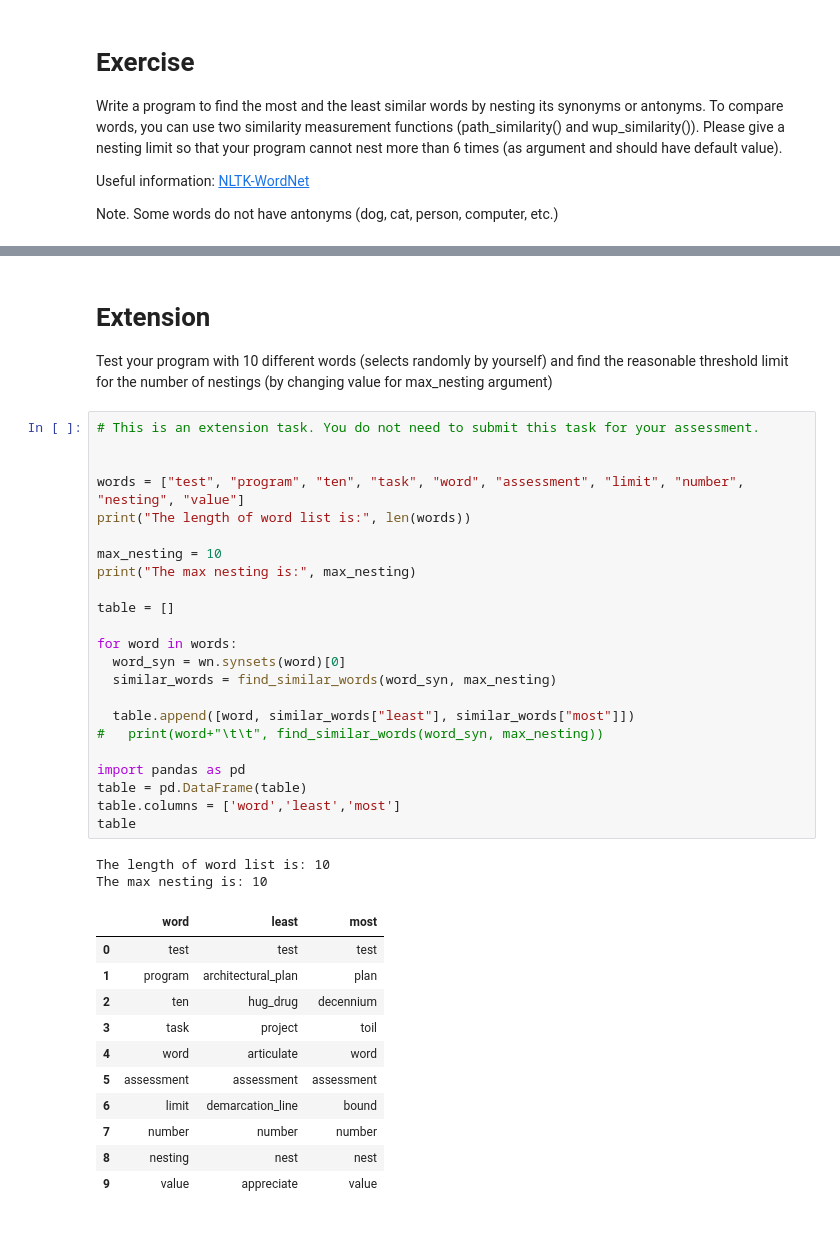
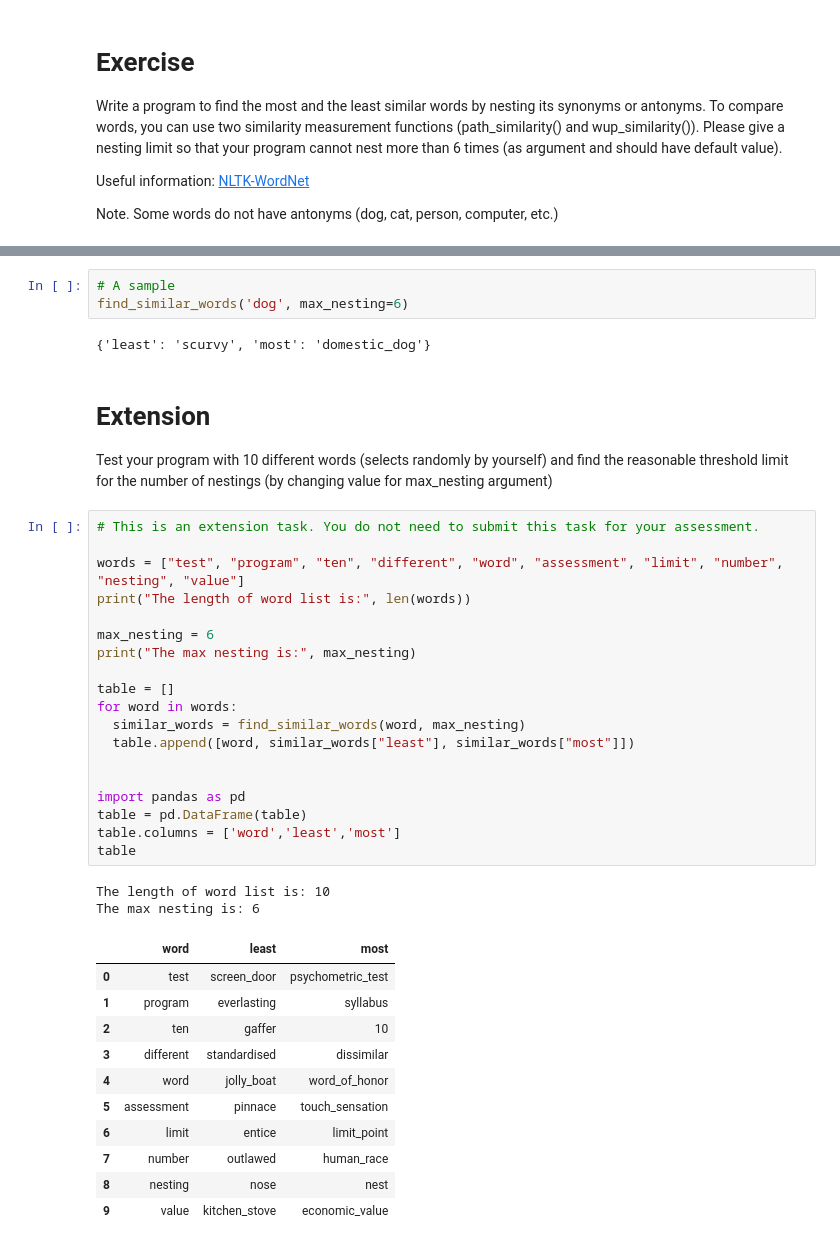
Before and after one commit to LGNRoy/NLP-Lab, a Jupyter notebook: Copy_of_Lab01.ipynb, the cells around one changed output, grey strips where cells are left out. Cells and saved outputs as stored; diff of their text form.

```diff
--- a/Copy_of_Lab01.ipynb
+++ b/Copy_of_Lab01.ipynb
@@ -544,40 +420,41 @@ lemma: Lemma('cable_car.n.01.car')
+# %%
+# A sample
+find_similar_words('dog', max_nesting=6)
+# %% [output]
+{'least': 'scurvy', 'most': 'domestic_dog'}
 # %% [markdown]
 # Extension
 Test your program with 10 different words (selects randomly by yourself) and find the reasonable threshold limit for the number of nestings (by changing value for max_nesting argument)
 # %%
 # This is an extension task. You do not need to submit this task for your assessment.
 
-
-words = ["test", "program", "ten", "task", "word", "assessment", "limit", "number", "nesting", "value"]
+words = ["test", "program", "ten", "different", "word", "assessment", "limit", "number", "nesting", "value"]
 print("The length of word list is:", len(words))
 
-max_nesting = 10
+max_nesting = 6
 print("The max nesting is:", max_nesting)
 
 table = []
+for word in words:
+  similar_words = find_similar_words(word, max_nesting)
+  table.append([word, similar_words["least"], similar_words["most"]])
 
-for word in words:
-  word_syn = wn.synsets(word)[0]
-  similar_words = find_similar_words(word_syn, max_nesting)
-
-  table.append([word, similar_words["least"], similar_words["most"]])
-#   print(word+"\t\t", find_similar_words(word_syn, max_nesting))
 
 import pandas as pd
 table = pd.DataFrame(table)
 table.columns = ['word','least','most']
 table
 # %% [output]
 The length of word list is: 10
-The max nesting is: 10
+The max nesting is: 6
 |  | word | least | most |
-| 0 | test | test | test |
-| 1 | program | architectural_plan | plan |
-| 2 | ten | hug_drug | decennium |
-| 3 | task | project | toil |
-| 4 | word | articulate | word |
-| 5 | assessment | assessment | assessment |
-| 6 | limit | demarcation_line | bound |
-| 7 | number | number | number |
-| 8 | nesting | nest | nest |
-| 9 | value | appreciate | value |
+| 0 | test | screen_door | psychometric_test |
+| 1 | program | everlasting | syllabus |
+| 2 | ten | gaffer | 10 |
+| 3 | different | standardised | dissimilar |
+| 4 | word | jolly_boat | word_of_honor |
+| 5 | assessment | pinnace | touch_sensation |
+| 6 | limit | entice | limit_point |
+| 7 | number | outlawed | human_race |
+| 8 | nesting | nose | nest |
+| 9 | value | kitchen_stove | economic_value |
```
Also changed, not shown: parts of 15 cells of this notebook, 1 other file.
